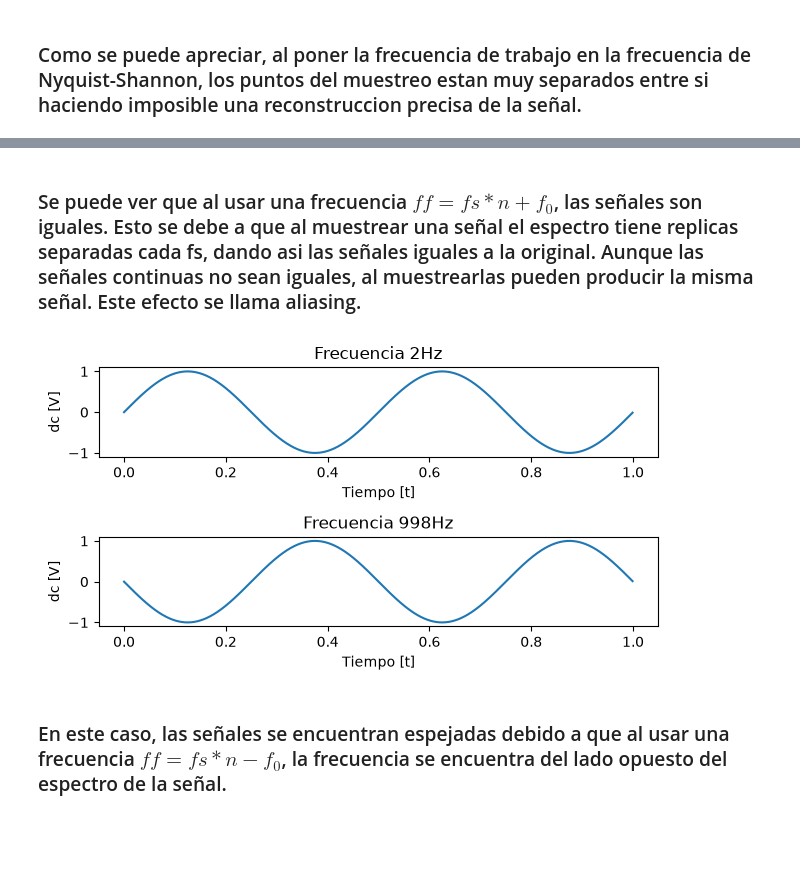
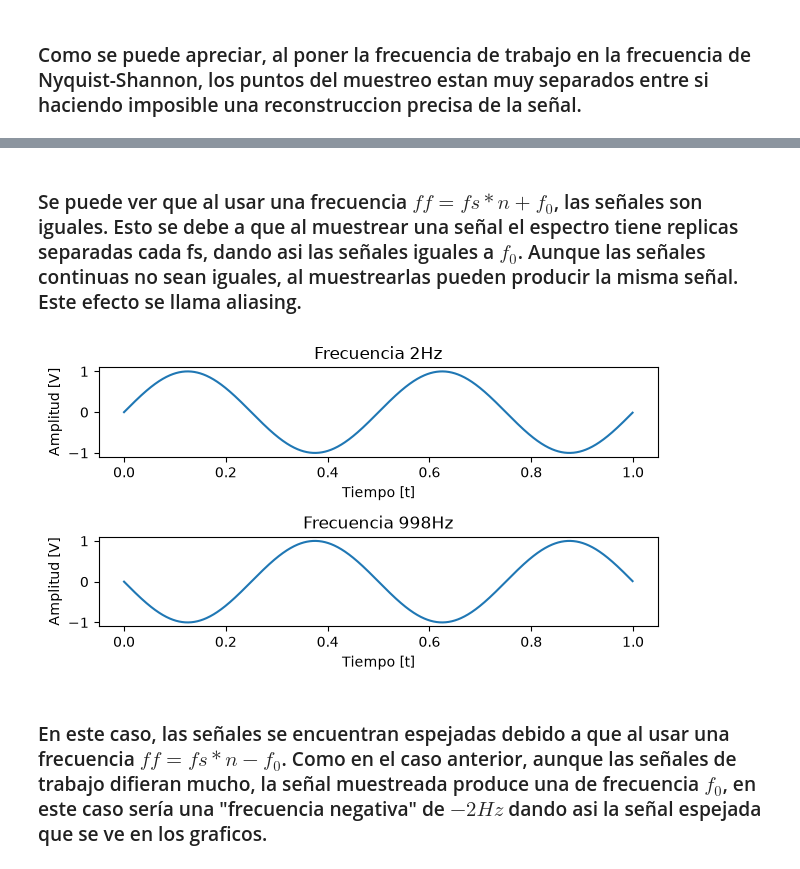
Before and after one commit to Nicolas-Bravo-B/APS, a Jupyter notebook: TS0_Nicolas_Bravo_Behnke.ipynb, the cells around one changed output, grey strips where cells are left out. Cells and saved outputs as stored; diff of their text form; code cells hidden in the pictures; blank space fills up the shorter version.

```diff
--- a/TS0_Nicolas_Bravo_Behnke.ipynb
+++ b/TS0_Nicolas_Bravo_Behnke.ipynb
@@ -85,23 +85,23 @@ plt.tight_layout()
 # %% [markdown]
-### Se puede ver que al usar una frecuencia $ff = fs*n + f_{0} $, las señales son iguales. Esto se debe a que al muestrear una señal el espectro tiene replicas separadas cada fs, dando asi las señales iguales a la original. Aunque las señales continuas no sean iguales, al muestrearlas pueden producir la misma señal. Este efecto se llama aliasing.
+### Se puede ver que al usar una frecuencia $ff = fs*n + f_{0} $, las señales son iguales. Esto se debe a que al muestrear una señal el espectro tiene replicas separadas cada fs, dando asi las señales iguales a $ f_{0} $. Aunque las señales continuas no sean iguales, al muestrearlas pueden producir la misma señal. Este efecto se llama aliasing.
 # %%
 ff = 2
 ff2 = 998
 tt, xx = mi_funcion_sen(vmax, dc, ff, ph, nn, fs)
 plt.subplot(311)
 plt.title(f"Frecuencia {ff}Hz")
 plt.xlabel("Tiempo [t]")
-plt.ylabel("dc [V]")
+plt.ylabel("Amplitud [V]")
 plt.plot(tt, xx)
 
 tt2, xx2 = mi_funcion_sen(vmax, dc, ff2, ph, nn, fs)
 plt.subplot(312)
 plt.title(f"Frecuencia {ff2}Hz")
 plt.xlabel("Tiempo [t]")
-plt.ylabel("dc [V]")
+plt.ylabel("Amplitud [V]")
 plt.plot(tt2, xx2)
 plt.tight_layout()
 # %% [output]
-[figure, old version]
+[figure, new version]
 # %% [markdown]
-### En este caso, las señales se encuentran espejadas debido a que al usar una frecuencia $ff= fs*n - f_{0}$, la frecuencia se encuentra del lado opuesto del espectro de la señal.
+### En este caso, las señales se encuentran espejadas debido a que al usar una frecuencia $ff= fs*n - f_{0}$. Como en el caso anterior, aunque las señales de trabajo difieran mucho, la señal muestreada produce una de frecuencia $ f_{0} $, en este caso sería una "frecuencia negativa" de $ -2Hz $ dando asi la señal espejada que se ve en los graficos.
```
Also changed, not shown: parts of 4 cells of this notebook.
